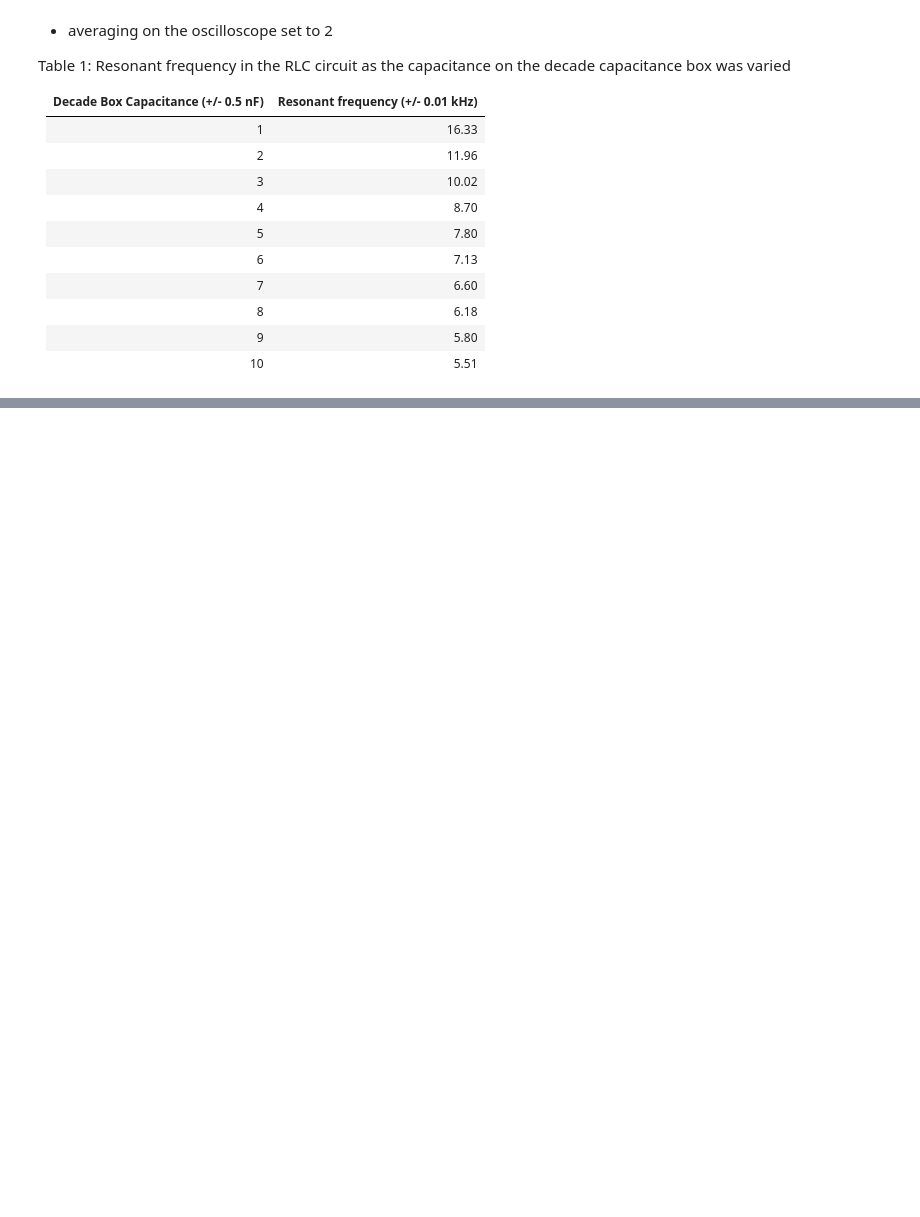
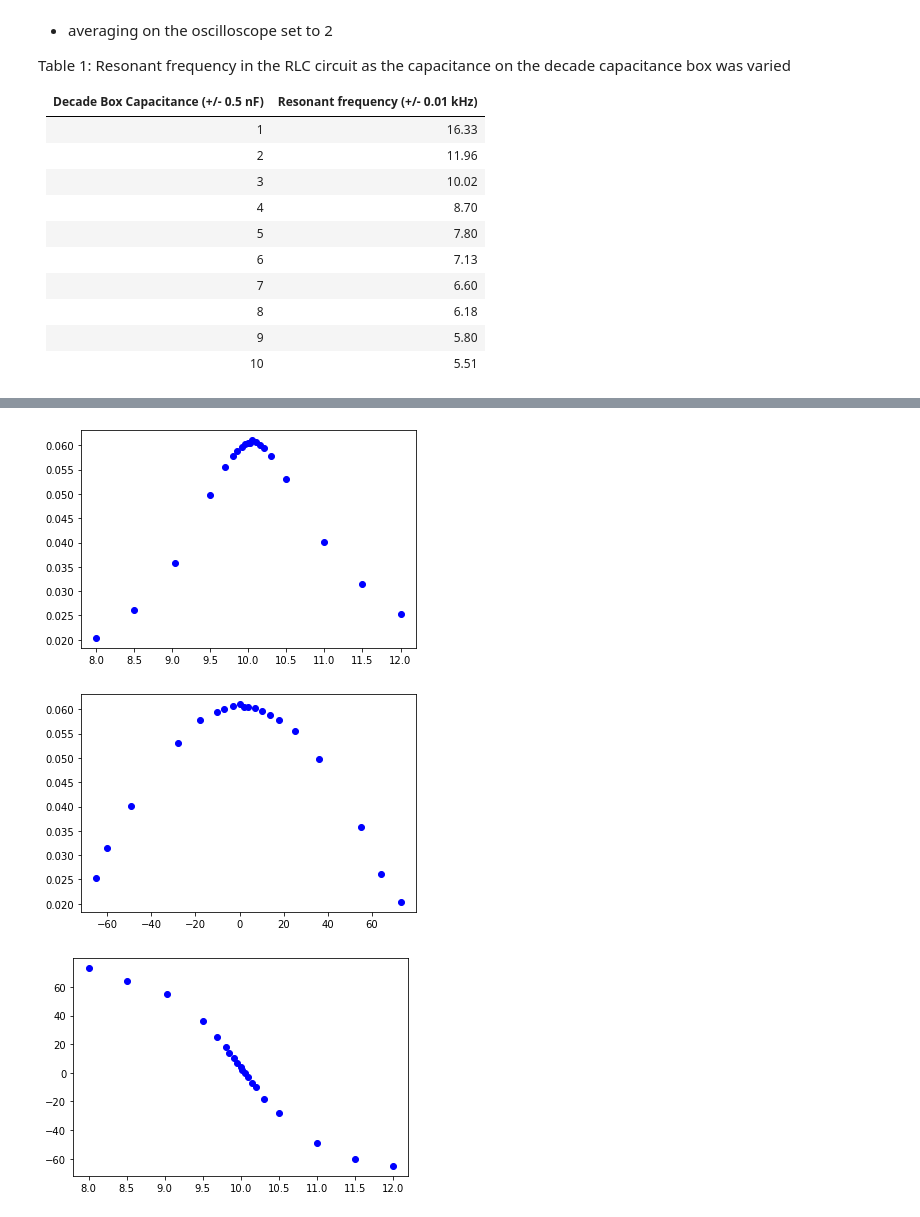
Before and after one commit to Shaquible/ENPH-213, a Jupyter notebook: elecres.ipynb, the cells around one changed output, grey strips where cells are left out. Drawn from its saved outputs; the diff is of its cells as text; code cells hidden in the pictures; blank space fills up the shorter version.

```diff
--- a/elecres.ipynb
+++ b/elecres.ipynb
@@ -47,0 +82,16 @@ plt.show()
+# %%
+df = pd.read_excel("elecres.xlsx", sheet_name="Sheet2")
+vr = df.iloc[:,0].to_numpy(dtype=float)
+vt = df.iloc[:,1].to_numpy(dtype=float)
+phase = df.iloc[:,2].to_numpy(dtype=float)
+freq = df.iloc[:,3].to_numpy(dtype=float)
+plt.plot(freq, vr/vt, "bo", label="Vr/Vt")
+plt.show()
+plt.plot(phase, vr/vt, "bo", label="Phase")
+plt.show()
+plt.plot(freq, phase, "bo", label="Freq")
+plt.show()
+# %% [output]
+[figure, added]
+[figure, added]
+[figure, added]
```
Also changed, not shown: parts of 5 cells of this notebook, 1 other file.
